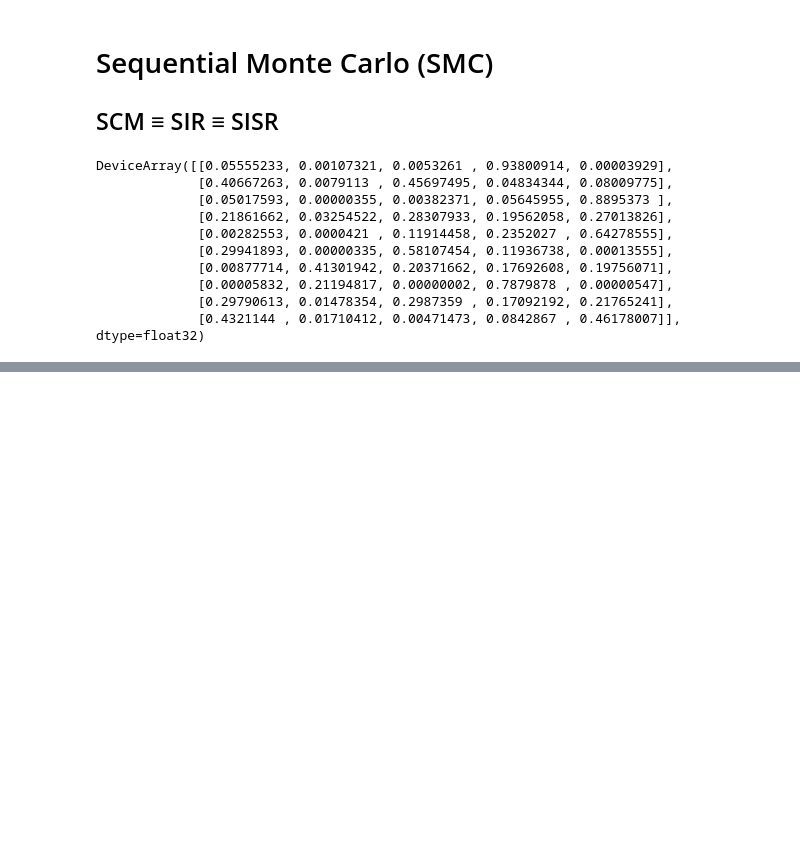
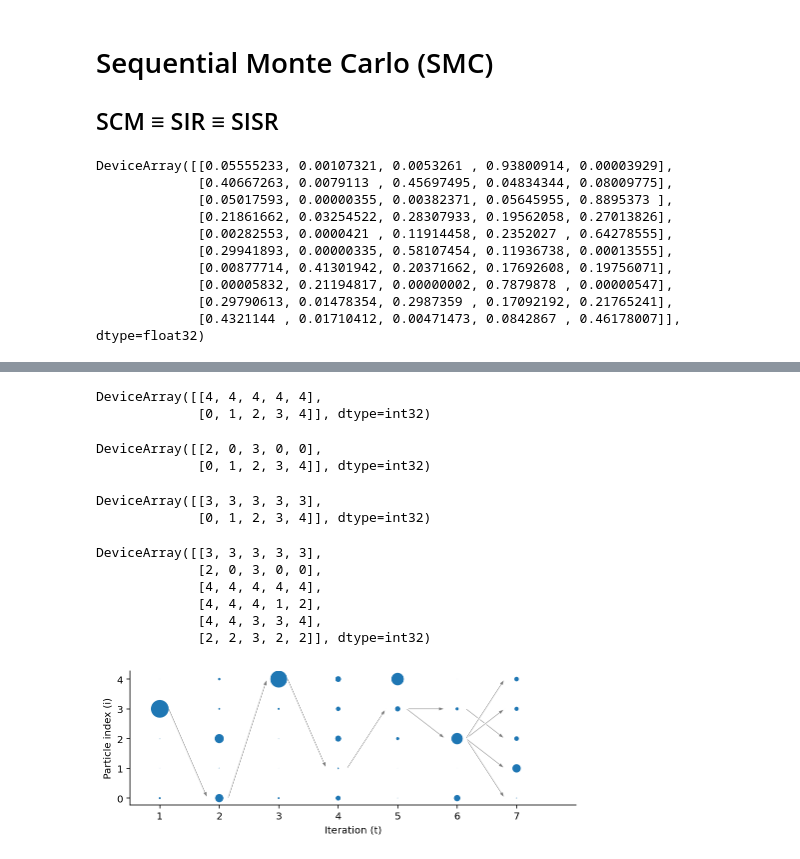
Before and after one commit to gerdm/misc, a Jupyter notebook: 2022-01/non-markovian-gaussian-sequence-model.ipynb, the cells around one changed output, grey strips where cells are left out. Saved outputs shown, nothing was run; the diff lists cells and outputs as text; code cells hidden in the pictures; blank space fills up the shorter version.

```diff
--- a/2022-01/non-markovian-gaussian-sequence-model.ipynb
+++ b/2022-01/non-markovian-gaussian-sequence-model.ipynb
@@ -198,0 +239,65 @@ plt.xticks();
+# %%
+ix_path[:, -4, :] # 4 -> 1
+# %% [output]
+DeviceArray([[4, 4, 4, 4, 4],
+             [0, 1, 2, 3, 4]], dtype=int32)
+# %%
+ix_path[:, -5, :] # 0 -> 4
+# %% [output]
+DeviceArray([[2, 0, 3, 0, 0],
+             [0, 1, 2, 3, 4]], dtype=int32)
+# %%
+ix_path[:, -6, :] # 3 -> 0
+# %% [output]
+DeviceArray([[3, 3, 3, 3, 3],
+             [0, 1, 2, 3, 4]], dtype=int32)
+# %%
+ix_path = ix_subset[:n_steps - 2]
+ix_path
+# %% [output]
+DeviceArray([[3, 3, 3, 3, 3],
+             [2, 0, 3, 0, 0],
+             [4, 4, 4, 4, 4],
+             [4, 4, 4, 1, 2],
+             [4, 4, 3, 3, 4],
+             [2, 2, 3, 2, 2]], dtype=int32)
+# %%
+def find_path(ix_path, final_state):
+    curr_state = final_state
+    path = [curr_state]
+    for i in range(1, 7):
+        curr_state, _ = ix_path[:, -i, curr_state]
+        path.append(curr_state)
+    path = path[::-1]
+    return path
+# %%
+fig, ax = plt.subplots(figsize=(8, 6))
+ax.set_aspect(1)
+
+for final_state in range(5):
+    path = find_path(ix_path, final_state)
+    path_beg, path_end = path[:-1], path[1:]
+    for it, (beg, end) in enumerate(zip(path_beg, path_end)):
+        diff = end - beg
+        plt.arrow(spacing * (it + 0.15), beg, 1.3, diff, width=0.05,
+                  edgecolor="white", facecolor="tab:gray", alpha=1.0, length_includes_head=True)
+
+for it, weights_row in enumerate(weights_subset[:-1]):
+    norm_cst = weights_row.sum()
+    radii = weights_row / norm_cst * 0.3
+
+    for particle_ix, rad in enumerate(radii):
+        circle = plt.Circle((spacing * it, particle_ix), rad, color="tab:blue")
+        ax.add_artist(circle)
+
+plt.xlim(-1, n_steps * spacing - 2)
+plt.ylim(*ylims)
+plt.xlabel("Iteration (t)")
+plt.ylabel("Particle index (i)")
+
+xticks_pos = jnp.arange(0, n_steps * spacing - 2, 2)
+xticks_lab = jnp.arange(1, n_steps)
+
+plt.xticks(xticks_pos, xticks_lab);
+# %% [output]
+[figure, added]
```
Also changed, not shown: parts of 7 cells of this notebook.
